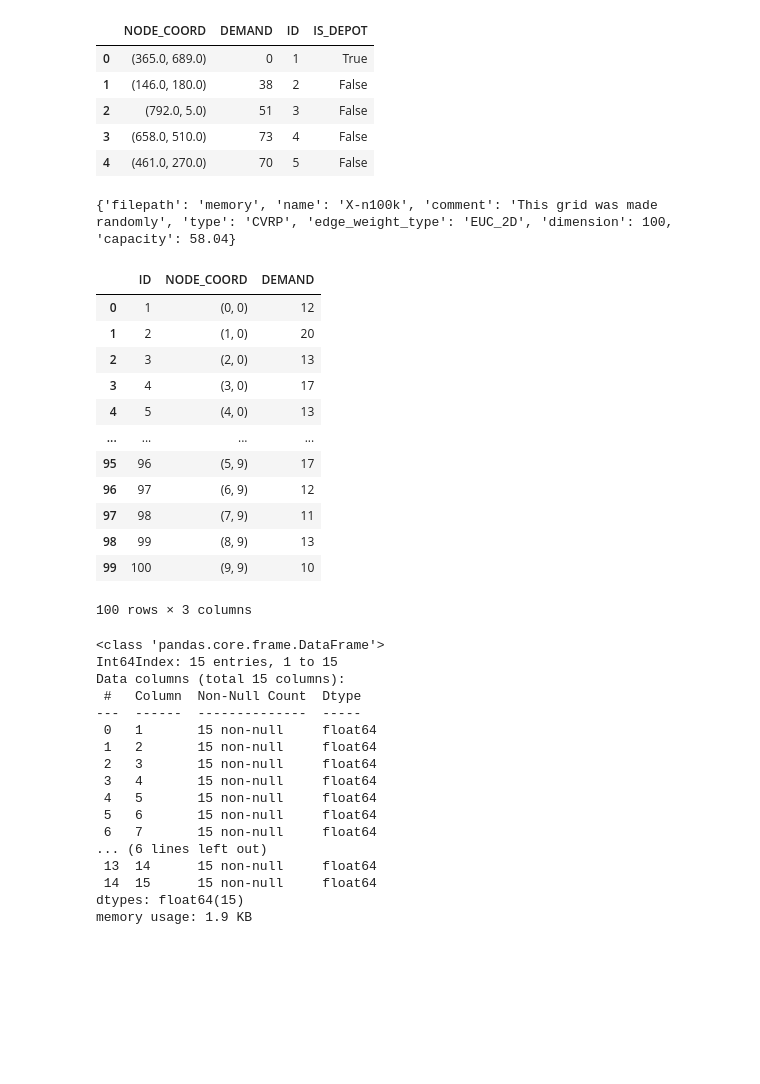
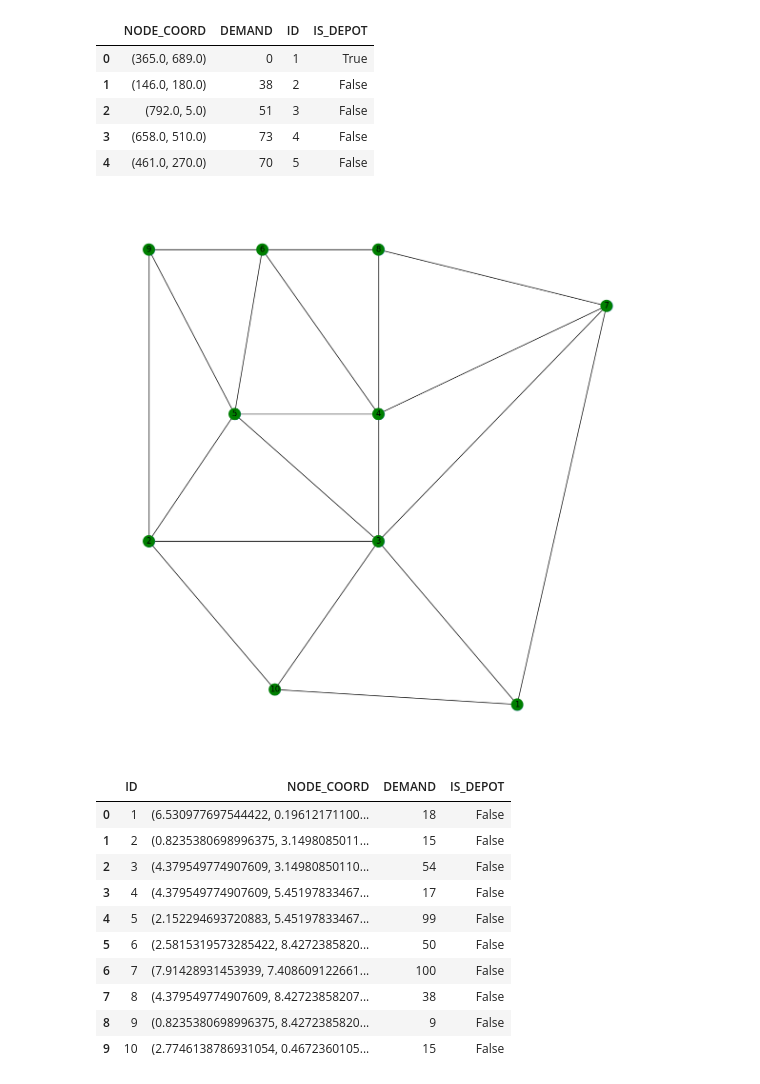
Before and after one commit to sassani/CVRPLIB, a Jupyter notebook: main.ipynb, the cells around one changed output. Drawn from its saved outputs; the diff is of its cells as text; code cells hidden in the pictures; blank space fills up the shorter version.

Commit message:
Added random network

```diff
--- a/main.ipynb
+++ b/main.ipynb
@@ -17,49 +18,27 @@ data
 | 2 | (792.0, 5.0) | 51 | 3 | False |
 | 3 | (658.0, 510.0) | 73 | 4 | False |
 | 4 | (461.0, 270.0) | 70 | 5 | False |
-# %%
-data, meta_data = create_random_vrp(10,10,10,20)
-print(meta_data)
-data
-# %% [output]
-{'filepath': 'memory', 'name': 'X-n100k', 'comment': 'This grid was made randomly', 'type': 'CVRP', 'edge_weight_type': 'EUC_2D', 'dimension': 100, 'capacity': 58.04}
-|  | ID | NODE_COORD | DEMAND |
-| 0 | 1 | (0, 0) | 12 |
-| 1 | 2 | (1, 0) | 20 |
-| 2 | 3 | (2, 0) | 13 |
-| 3 | 4 | (3, 0) | 17 |
-| 4 | 5 | (4, 0) | 13 |
-| ... | ... | ... | ... |
-| 95 | 96 | (5, 9) | 17 |
-| 96 | 97 | (6, 9) | 12 |
-| 97 | 98 | (7, 9) | 11 |
-| 98 | 99 | (8, 9) | 13 |
-| 99 | 100 | (9, 9) | 10 |
-100 rows × 3 columns
 # %%
 map = Map()
-# map.create_map_from_file('sample_data/X-n5.vrp', 'cvrp')
-# map.create_map_from_file('sample_data/X-n101-k25.vrp', 'cvrp')
-map.create_map_from_file('sample_data/X-n1001-k43.vrp', 'cvrp')
-# map.distances
+# map.import_nodes_from_file('sample_data/X-n5.vrp', 'cvrp')
+# map.import_nodes_from_file('sample_data/X-n101-k25.vrp', 'cvrp')
+# map.import_nodes_from_file('sample_data/X-n1001-k43.vrp', 'cvrp')
+map.create_random_nodes(n=10)
+map.create_net_by_voronoi()
+map.draw(show_demands=False)
+# %% [output]
+[figure, added]
-# %%
-distance, _ = _read_distance('sample_data/X-n15.dist')
-distance.info()
-# %% [output]
-<class 'pandas.core.frame.DataFrame'>
-Int64Index: 15 entries, 1 to 15
-Data columns (total 15 columns):
- #   Column  Non-Null Count  Dtype
----  ------  --------------  -----
- 0   1       15 non-null     float64
- 1   2       15 non-null     float64
- 2   3       15 non-null     float64
- 3   4       15 non-null     float64
- 4   5       15 non-null     float64
- 5   6       15 non-null     float64
- 6   7       15 non-null     float64
-... (6 lines left out)
- 13  14      15 non-null     float64
- 14  15      15 non-null     float64
-dtypes: float64(15)
-memory usage: 1.9 KB
+# %%
+map.nodes_df
+# %% [output]
+|  | ID | NODE_COORD | DEMAND | IS_DEPOT |
+| 0 | 1 | (6.530977697544422, 0.19612171100... | 18 | False |
+| 1 | 2 | (0.8235380698996375, 3.1498085011... | 15 | False |
+| 2 | 3 | (4.379549774907609, 3.14980850110... | 54 | False |
+| 3 | 4 | (4.379549774907609, 5.45197833467... | 17 | False |
+| 4 | 5 | (2.152294693720883, 5.45197833467... | 99 | False |
+| 5 | 6 | (2.5815319573285422, 8.4272385820... | 50 | False |
+| 6 | 7 | (7.91428931453939, 7.408609122661... | 100 | False |
+| 7 | 8 | (4.379549774907609, 8.42723858207... | 38 | False |
+| 8 | 9 | (0.8235380698996375, 8.4272385820... | 9 | False |
+| 9 | 10 | (2.7746138786931054, 0.4672360105... | 15 | False |
```
Also changed, not shown: parts of 3 cells of this notebook, 3 other files.
